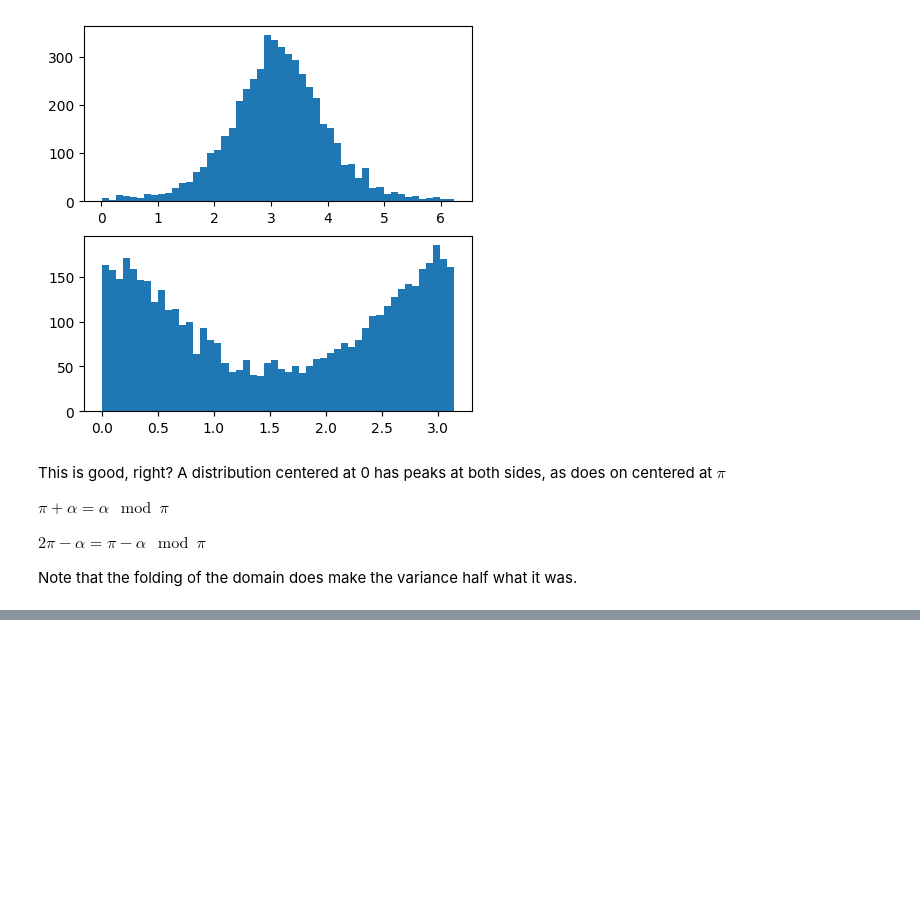
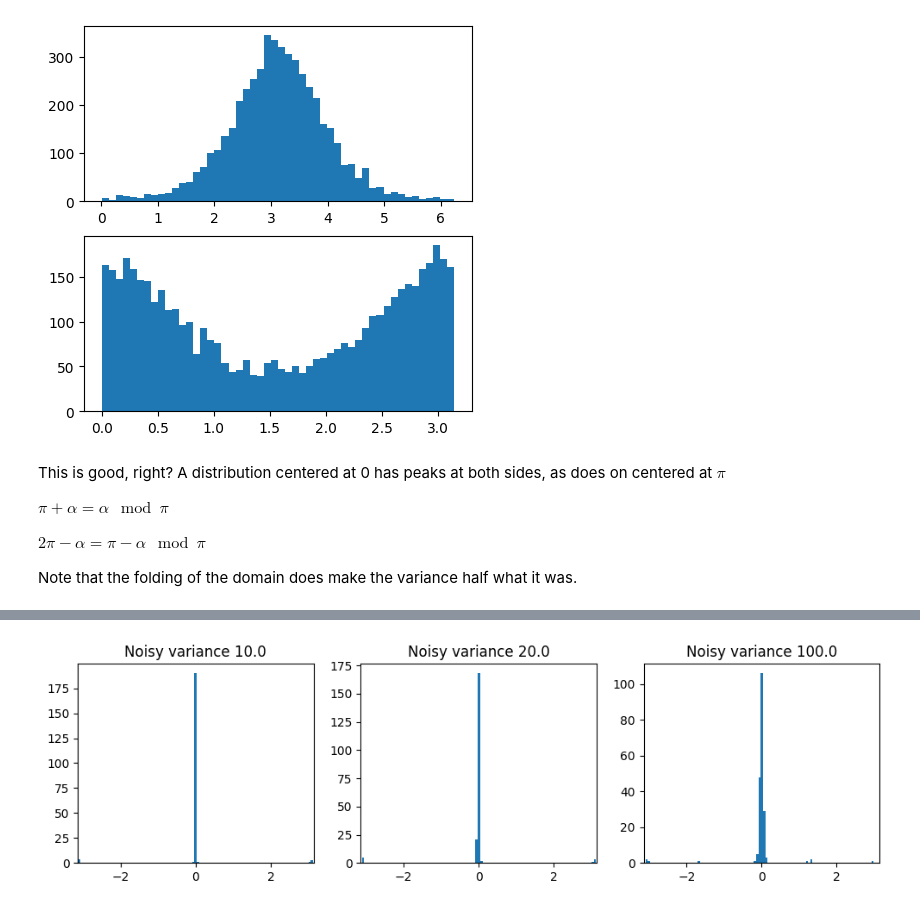
Before and after one commit to lrast/angleFinetuning, a Jupyter notebook: datageneration/visualization.ipynb, the cells around one changed output, grey strips where cells are left out. Saved outputs shown, nothing was run; the diff lists cells and outputs as text; code cells hidden in the pictures; blank space fills up the shorter version.

```diff
--- a/datageneration/visualization.ipynb
+++ b/datageneration/visualization.ipynb
@@ -191,0 +239,17 @@ Note that the folding of the domain does make the variance half what it was.
+# %%
+from stimulusGeneration import generateGrating, searchForAngle
+
+gratingGen = lambda angle: generateGrating(angle, pixelDim=101, shotNoise=0.)
+
+observedDifferences = {0:[], 1:[], 2:[]}
+
+for i, noiseLevel in enumerate([ 10., 20., 100.]):
+    for trial in range(200):
+        mean = np.pi*np.random.rand()
+        testimg = generateGrating(mean, pixelDim=101, shotNoise=1., noiseVar=noiseLevel)
+
+        reconstruction = searchForAngle(testimg, [0., np.pi], 1E-4, gratingGen)
+        observedDifferences[i].append( mean - reconstruction)
+        if trial%100==0:
+            print(trial)
+    print('noise level', i)
@@ -191,0 +266,11 @@ Note that the folding of the domain does make the variance half what it was.
+# %%
+figsize( 12, 3)
+plt.subplots(1,3)
+
+for i, noiseLevel in enumerate([ 10., 20., 100.]):
+    plt.subplot(1,3,i+1)
+    plt.hist(observedDifferences[i], bins=101)
+    plt.xlim([-np.pi, np.pi])
+    plt.title(f'Noisy variance {noiseLevel}')
+# %% [output]
+[figure, added]
```
Also changed, not shown: parts of 13 cells of this notebook, 5 other files.
